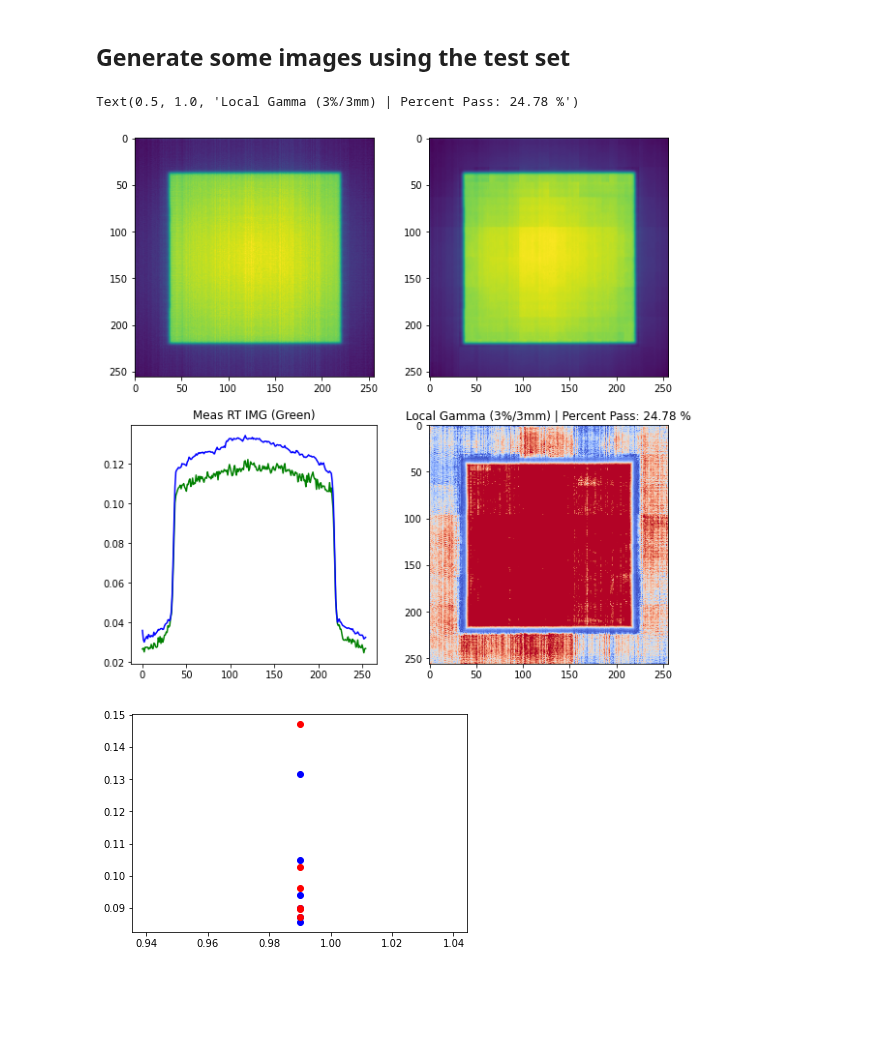
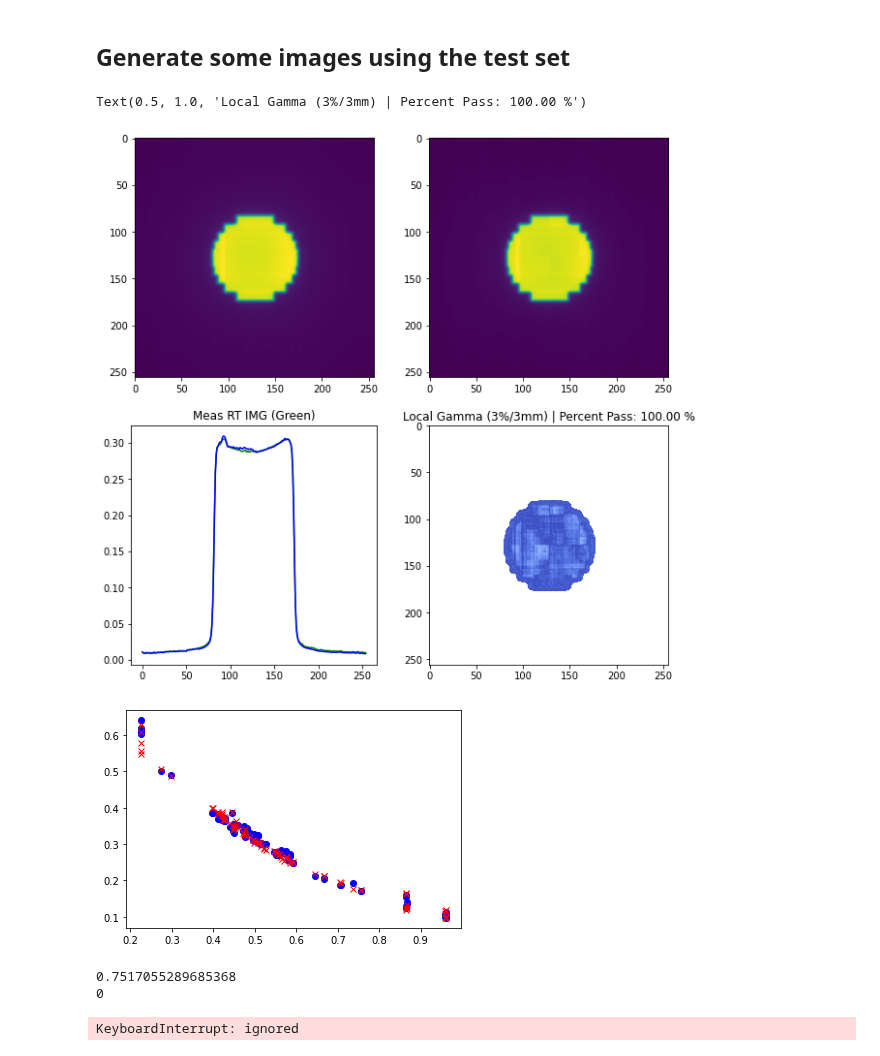
Before and after one commit to cbojechko/Image_Prediction, a Jupyter notebook: fit_fakeandphantom_twomodels.ipynb, the cells around one changed output. Saved outputs shown, nothing was run; the diff lists cells and outputs as text; code cells hidden in the pictures; blank space fills up the shorter version.

```diff
--- a/fit_fakeandphantom_twomodels.ipynb
+++ b/fit_fakeandphantom_twomodels.ipynb
@@ -242,15 +242,15 @@ def return_generator(records_path, proj_to_panel=True, add_5cm_keys=False, globa
     #CProcessors.TakeExpOfKey(input_keys=('exp_new_drr_array',)),
 
     CProcessors.CreateNewKey(input_keys=('drr_array',), output_keys=('mul_drr_array',)),
-    CProcessors.MultiplyImagesByConstant(keys=('mul_drr_array',), values=(-3.523,)),
+    CProcessors.MultiplyImagesByConstant(keys=('mul_drr_array',), values=(-2.970,)),
     #CProcessors.AddImagesTogether(keys=('new_drr_array', 'mul_drr_array'), out_key='new_drr_array'),
 
     CProcessors.CreateNewKey(input_keys=('drr_array',), output_keys=('squared_drr_array',)),
     CProcessors.MultiplyImagesTogether(keys=('squared_drr_array', 'squared_drr_array'), out_key='squared_drr_array'),
-    CProcessors.MultiplyImagesByConstant(keys=('squared_drr_array',), values=(0.7885,)),
+    CProcessors.MultiplyImagesByConstant(keys=('squared_drr_array',), values=(0.538066,)),
     CProcessors.AddImagesTogether(keys=('mul_drr_array', 'squared_drr_array'), out_key='summed_drr_array'),
 
-    CProcessors.AddConstantToImages(keys=('summed_drr_array',),values=(-0.04555,)),
+    CProcessors.AddConstantToImages(keys=('summed_drr_array',),values=(-0.04349,)),
 
     CProcessors.TakeExpOfKey(input_keys=('summed_drr_array',)),
     CProcessors.MultiplyImagesTogether(keys=('pdos_array', 'summed_drr_array'), out_key='summed_array'),
@@ -341,7 +341,7 @@ def return_generators(base_path, excluded_fold=5, batch=1, **kwargs):
   val_folder_names.append(os.path.join(base_path, 'phantom_valid'))
   #test_folder_names.append(os.path.join(base_path, 'phantom_valid'))
   #test_folder_names.append(os.path.join(base_path, 'test_pelvis'))
-  test_folder_names.append(os.path.join(base_path, 'solidwater/9994'))
+  test_folder_names.append(os.path.join(base_path, 'solidwater/swall'))
 
   # for i in range(1,6):
   #   folder_name = '/content/drive/My Drive/data/fold{}'.format(i)
@@ -986,7 +986,7 @@ def GeneratorDSE():
   inputt = tf.keras.layers.Concatenate()([inputsPDOS,inputsCT])
 
   #Downsample PDOS with average pooling
-  ave1  = tf.keras.layers.AveragePooling2D(pool_size=(2,2), strides=2, padding='same') (inputt)  #downsampled to 128
+  ave1  = tf.keras.layers.AveragePooling2D(pool_size=(2,2), strides=2, padding='same') (inputsPDOS)  #downsampled to 128
   ave2  = tf.keras.layers.AveragePooling2D(pool_size=(2,2), strides=2, padding='same') (ave1) #downsampled to 64
   ave3  = tf.keras.layers.AveragePooling2D(pool_size=(2,2), strides=2, padding='same') (ave2) #downsampled to 32
   ave4  = tf.keras.layers.AveragePooling2D(pool_size=(2,2), strides=2, padding='same') (ave3) #downsampled to 16
@@ -1003,7 +1003,7 @@ def GeneratorDSE():
 
   # Down sample and get feature maps for 3 channgles.
   # Cat the average pooled input with UNET of the CT layer
-  first = tf.keras.layers.Conv2D(9, 2, strides=1, padding='same',kernel_initializer=initializer, use_bias=False,activation='relu') (inputt)
+  first = tf.keras.layers.Conv2D(9, 2, strides=1, padding='same',kernel_initializer=initializer, use_bias=False,activation='relu') (inputsCT)
 
   down1 = tf.keras.layers.Conv2D(15, 2, strides=2, padding='same',kernel_initializer=initializer, use_bias=False,activation='relu') (first)
   cat1 = tf.keras.layers.Concatenate()([cave1,down1])
@@ -1466,7 +1466,7 @@ coords = (yepid,xepid)
 #pymedphys = reload(pymedphys)
 #import pymedphys._utilities
 # %%
-example = next(iter(test_dataset))
+example = next(iter(valid_dataset))
 input = example[0]
 #print(tf.shape(cbct_input))
 tar = example[1]
@@ -1490,8 +1490,8 @@ prediction = tf.squeeze(prediction, axis=-1)
 prediction = prediction
 
 
-rtimage = pdos*(1.0*np.exp(0.7885*cbct*cbct-3.523*cbct-0.04555)) + rtimage
-prediction = pdos*(1.0*np.exp(0.7885*cbct*cbct-3.523*cbct-0.04555)) + prediction
+rtimage = pdos*(1.0*np.exp(0.538066**cbct*cbct-2.970*cbct-0.04349)) + rtimage
+prediction = pdos*(1.0*np.exp(0.538066**cbct*cbct-2.970*cbct-0.04349)) + prediction
 
 
 plt.figure(figsize=(10, 10))
@@ -1503,35 +1503,35 @@ plt.imshow(prediction)
 
 predvec = prediction[128,1:256]
 rtvec = rtimage[128,1:256]
 
 #predvec = prediction[1:256,128]
 #rtvec = rtimage[1:256,128]
 
 plt.subplot(2, 2, 3)
 plt.plot(rtvec,'g')
 plt.title("Meas RT IMG (Green)")
 plt.plot(predvec,'b')
 #print(str(example["fname"]))
 
 gamma_test = pymedphys.gamma(coords,rtimage, coords, prediction, **gamma_options)
 valid_gamma = gamma_test[~np.isnan(gamma_test)]
 
 num_bins = (
     gamma_options['interp_fraction'] * gamma_options['max_gamma'])
 bins = np.linspace(0, gamma_options['max_gamma'], num_bins + 1)
 
 #gamma_no_noise = pymedphys.gamma(coords, rtimage, coords, prediction,**gamma_options)
 plt.subplot(2, 2, 4)
 
 plt.imshow( gamma_test, clim=(0, 2), cmap='coolwarm')
 
 # plt.hist(valid_gamma, bins, density=True)
 # plt.xlim([0, gamma_options['max_gamma']])
 pass_ratio = np.sum(valid_gamma <= 1) / len(valid_gamma)
 plt.title(f"Local Gamma ({gamma_options['dose_percent_threshold']}%/{gamma_options['distance_mm_threshold']}mm) | Percent Pass: {pass_ratio*100:.2f} %")
 # %% [output]
-Text(0.5, 1.0, 'Local Gamma (3%/3mm) | Percent Pass: 24.78 %')
+Text(0.5, 1.0, 'Local Gamma (3%/3mm) | Percent Pass: 100.00 %')
-[figure, old version]
+[figure, new version]
 # %%
 plt.imshow(gamma_test)
 # %%
@@ -1539,7 +1539,7 @@ caxcb = []
 caxrt = []
 caxpred = []
 caxhalf = []
-dataset = test_dataset
+dataset = valid_dataset
 
 all_ratios = np.zeros(len(list(dataset)))
 
@@ -1566,8 +1566,8 @@ for example in dataset:
   prediction = tf.squeeze(prediction, axis=0)
   prediction = tf.squeeze(prediction, axis=-1)
 
-  rtimage = pdos*(1.0*np.exp(0.7885*cbct*cbct-3.523*cbct-0.04555)) + rtimage
-  prediction = pdos*(1.0*np.exp(0.7885*cbct*cbct-3.523*cbct-0.04555)) + prediction
+  rtimage = pdos*(1.0*np.exp(0.538066**cbct*cbct-2.970*cbct-0.04349)) + rtimage
+  prediction = pdos*(1.0*np.exp(0.538066**cbct*cbct-2.970*cbct-0.04349)) + prediction
   #rtimage = pdos*(1.0*np.exp(-4.0*cbct)+0.15*cbct-0.1*cbct*cbct) + rtimage
   #prediction = pdos*(1.0*np.exp(-4.0*cbct)+0.15*cbct-0.1*cbct*cbct) + prediction
 
@@ -1583,18 +1583,19 @@ for example in dataset:
 #ax.scatter3D(caxcb, caxhalf, caxpred, c='r' )
 #plt.show()
 
+
 plt.plot(caxcb,caxrt,'bo')
-plt.plot(caxcb,caxpred,'ro')
+plt.plot(caxcb,caxpred,'rx')
 
 #plt.plot(caxhalf,caxrt,'bo')
 #plt.plot(caxhalf,caxpred,'ro')
-#plt.ylim([0, 1.0])
-#plt.xlim([0.80, 0.85])
+#plt.ylim([0.8, 1.0])
+#plt.xlim([0., 0.1])
 plt.show()
 # %% [output]
-[figure, old version]
+[figure, new version]
 # %%
-dataset = test_dataset
+dataset = train_dataset
 all_ratios = np.zeros(len(list(dataset)))
 i = 0
 i90 = 0
@@ -1615,8 +1616,10 @@ for example in dataset:
   cbct = tinp[0,...,1].numpy()
   half = tinp[0,...,2].numpy()
 
-  #rtimage = pdos*(1.0*np.exp(-4.0*cbct)+0.15*cbct-0.1*cbct*cbct) + rtimage
-  #prediction = pdos*(1.0*np.exp(-4.0*cbct)+0.15*cbct-0.1*cbct*cbct) + prediction
+
+  #rtimage = pdos*(1.0*np.exp(0.538066**cbct*cbct-2.970*cbct-0.04349)) + rtimage
+  #prediction = pdos*(1.0*np.exp(0.538066**cbct*cbct-2.970*cbct-0.04349)) + prediction
+
 
   gamma_test = pymedphys.gamma(coords,rtimage, coords, prediction, **gamma_options,quiet=True)
   valid_gamma = gamma_test[~np.isnan(gamma_test)]
@@ -1636,6 +1639,10 @@ print("min " + str(np.min(all_ratios)))
 print("ratio > 90% " + str(float(i90)/float(i)))
 plt.hist(all_ratios)
 plt.yscale('log')
+# %% [output]
+0.7517055289685368
+0
+KeyboardInterrupt: ignored
 # %%
 example = next(iter(train_dataset))
 x = example[0]
```
Also changed, not shown: parts of 10 cells of this notebook.
